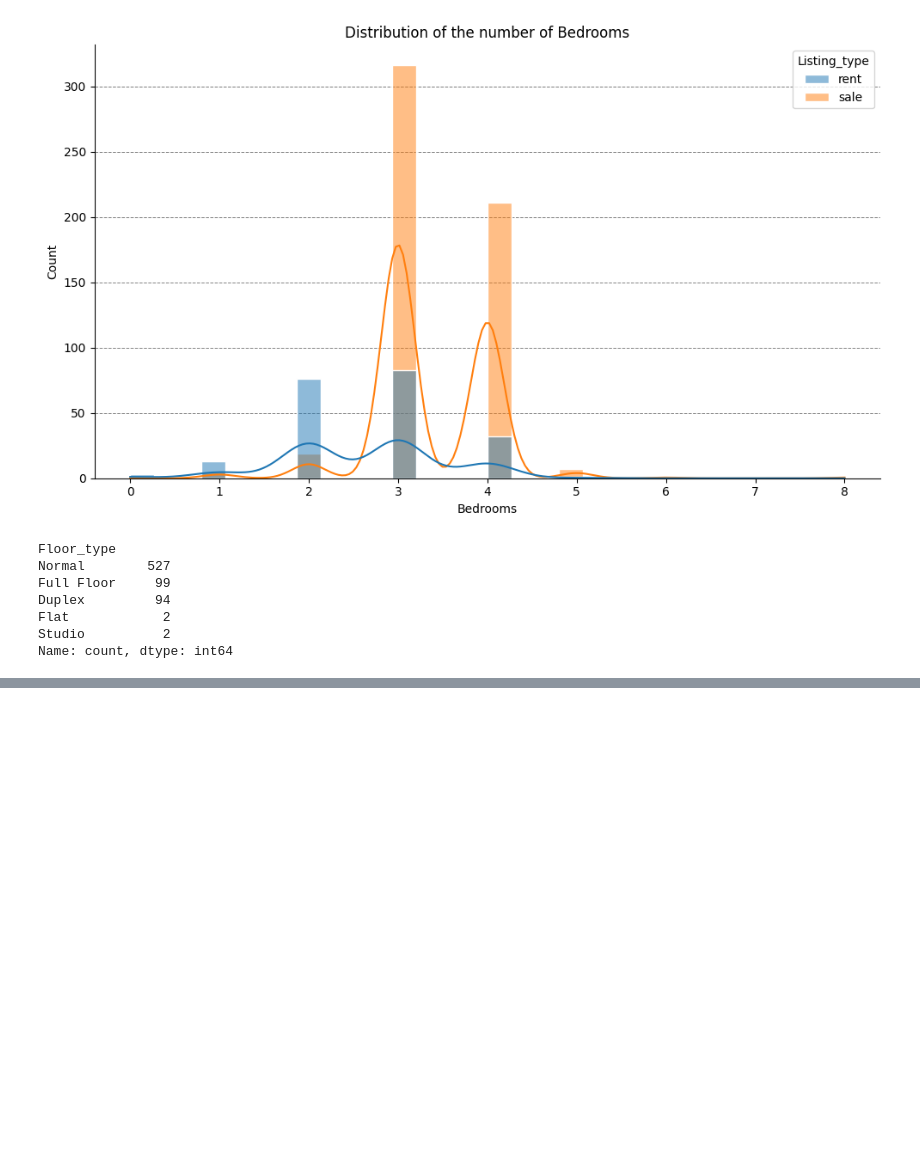
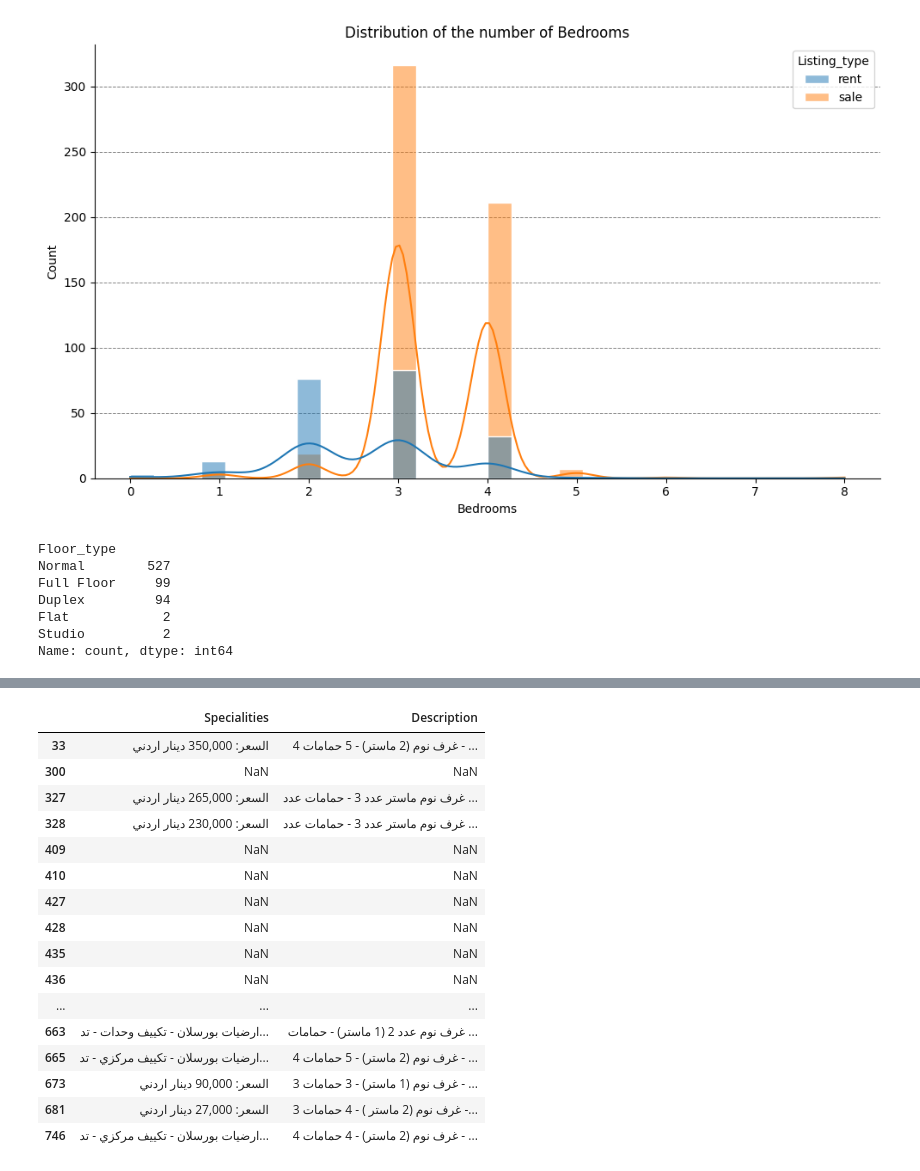
Before and after one commit to Ma7moodAs/Bayti_Real_Estate_project, a Jupyter notebook: Bayti_recommendation_engine/notebooks/notebook.ipynb, the cells around one changed output, grey strips where cells are left out. Saved outputs shown, nothing was run; the diff lists cells and outputs as text; code cells hidden in the pictures; blank space fills up the shorter version.

Commit message:
Data Cleaning Phase has been started

```diff
--- a/Bayti_recommendation_engine/notebooks/notebook.ipynb
+++ b/Bayti_recommendation_engine/notebooks/notebook.ipynb
@@ -15,7 +17,7 @@ import os
 ##### There are two properties has a sale price of 1 which does not make sense, and they seems to be an outliers
 # %%
 # Loading the Dataset
-df = pd.read_csv(r'C:\Users\User\Desktop\Bayti_real_estate\Bayti_recommendation_engine\data\apartments.csv')
+df = pd.read_csv(r'../data/apartments.csv')
 
 # Adding a unique identifier for each apartment
 df['apartment_id'] = np.arange(1,len(df)+1)
@@ -304,10 +307,17 @@ Length: 36, dtype: str
 display(df['Location'].value_counts().sort_values(ascending=False))
 display(df['Specialities'].head(20))
 
-df['Location'].iloc[10].strip(' ').split(',')
-#for row in df['Location']:
-#    location_parts = row.split(',')
-#    print(location_parts)
+'''df['Location'].iloc[10].strip(' ').split(',')
+for row in df['Location']:
+    if isinstance(row,str):
+        location_parts = row.strip(' ').split(',')
+    print(location_parts[0])
+    df['City'] = location_parts[1]
+    df['Town'] = location_parts[2]
+df.head()
+'''
+
+df['Description'].head()
 # %% [output]
 Location
 دير غبار,  عمان,  الأردن              82
@@ -399,0 +446,20 @@ df['Listing_type'].value_counts().values
+# %%
+df[df['Bathrooms'].isnull()][['Specialities','Description']]
+# %% [output]
+|  | Specialities | Description |
+| 33 | السعر: 350,000 دينار اردني | 4 غرف نوم (2 ماستر) - 5 حمامات - ... |
+| 300 | NaN | NaN |
+| 327 | السعر: 265,000 دينار اردني | غرف نوم ماستر عدد 3 - حمامات عدد ... |
+| 328 | السعر: 230,000 دينار اردني | غرف نوم ماستر عدد 3 - حمامات عدد ... |
+| 409 | NaN | NaN |
+| 410 | NaN | NaN |
+| 427 | NaN | NaN |
+| 428 | NaN | NaN |
+| 435 | NaN | NaN |
+| 436 | NaN | NaN |
+| ... | ... | ... |
+| 663 | ارضيات بورسلان - تكييف وحدات - تد... | غرف نوم عدد 2 (1 ماستر) - حمامات ... |
+| 665 | ارضيات بورسلان - تكييف مركزي - تد... | 4 غرف نوم (2 ماستر) - 5 حمامات - ... |
+| 673 | السعر: 90,000 دينار اردني | 3 غرف نوم (1 ماستر) - 3 حمامات - ... |
+| 681 | السعر: 27,000 دينار اردني | 3 غرف نوم (2 ماستر ) - 4 حمامات -... |
+| 746 | ارضيات بورسلان - تكييف مركزي - تد... | 4 غرف نوم (2 ماستر) - 4 حمامات - ... |
```
Also changed, not shown: parts of 15 cells of this notebook, 1 other file.
